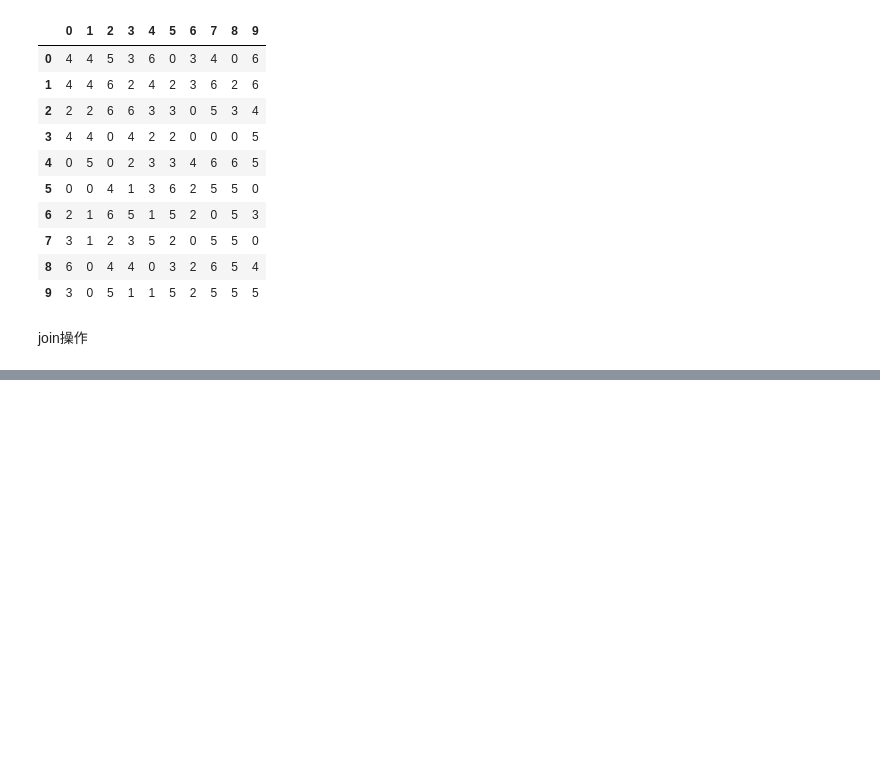
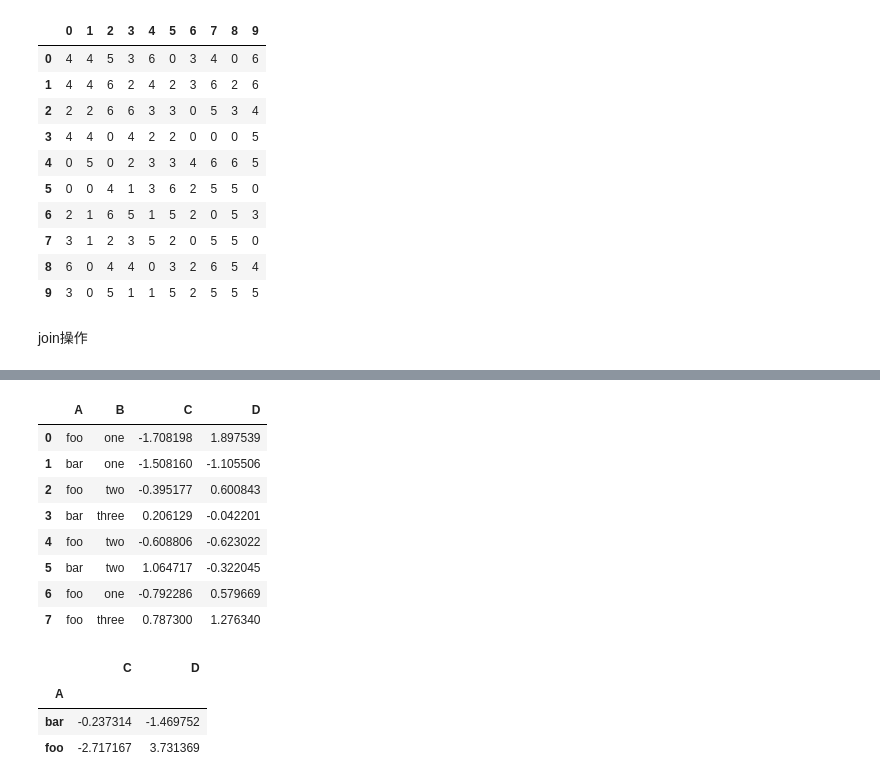
Before and after one commit to Shallwim/learningnote, a Jupyter notebook: numpy.ipynb, the cells around one changed output, grey strips where cells are left out. Drawn from its saved outputs; the diff is of its cells as text; code cells hidden in the pictures; blank space fills up the shorter version.

Commit message:
group by

```diff
--- a/numpy.ipynb
+++ b/numpy.ipynb
@@ -613,0 +639,23 @@ pd.merge(left,right,on ='key')
+# %%
+df = pd.DataFrame({'A' : ['foo', 'bar', 'foo', 'bar','foo', 'bar', 'foo', 'foo'],
+                       'B' : ['one', 'one', 'two', 'three','two', 'two', 'one', 'three'],
+                       'C' : np.random.randn(8),
+                       'D' : np.random.randn(8)})
+df
+# %% [output]
+|  | A | B | C | D |
+| 0 | foo | one | -1.708198 | 1.897539 |
+| 1 | bar | one | -1.508160 | -1.105506 |
+| 2 | foo | two | -0.395177 | 0.600843 |
+| 3 | bar | three | 0.206129 | -0.042201 |
+| 4 | foo | two | -0.608806 | -0.623022 |
+| 5 | bar | two | 1.064717 | -0.322045 |
+| 6 | foo | one | -0.792286 | 0.579669 |
+| 7 | foo | three | 0.787300 | 1.276340 |
+# %%
+df.groupby('A').sum()
+# %% [output]
+|  | C | D |
+| A |  |  |
+| bar | -0.237314 | -1.469752 |
+| foo | -2.717167 | 3.731369 |
```
Also changed, not shown: parts of 9 cells of this notebook.
